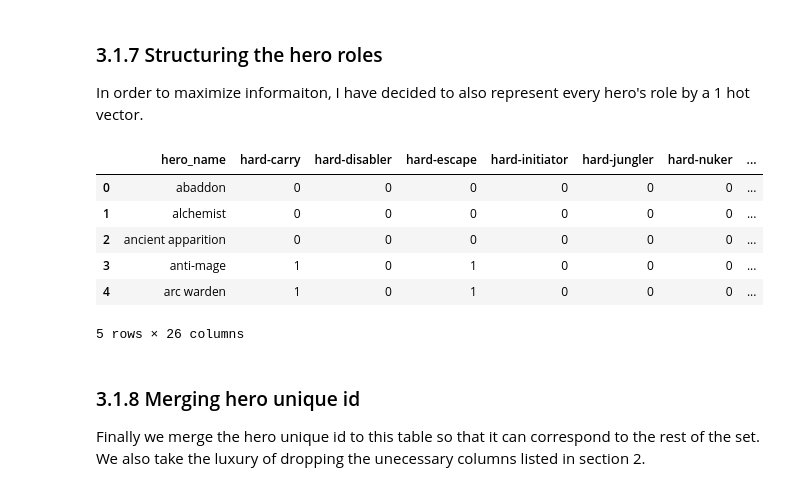
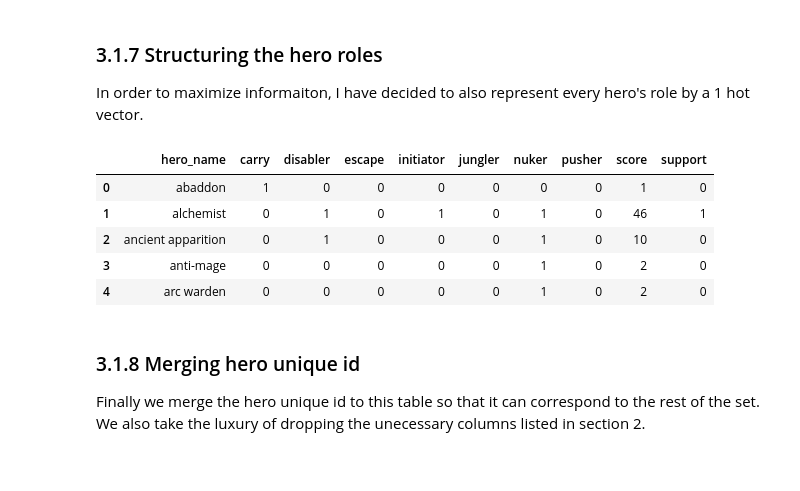
Before and after one commit to Samuel-Campbell/dota2, a Jupyter notebook: src/Dota2_Analysis.ipynb, the cells around one changed output. Saved outputs shown, nothing was run; the diff lists cells and outputs as text; code cells hidden in the pictures.

```diff
--- a/src/Dota2_Analysis.ipynb
+++ b/src/Dota2_Analysis.ipynb
@@ -413,15 +413,8 @@ for i in range(len(cleaned_hero_names)):
 
     if role_strength == 0:
         role_index += 1
-        hard_role = 'hard-' + roles_list[role_index].lower()
-        cleaned_roles_dict[hard_role] = cleaned_hero_names[i]
+    hard_role = roles_list[role_index].lower()
+    cleaned_roles_dict[hard_role] = cleaned_hero_names[i]
 
-    elif role_strength == 1:
-        semi_role = 'semi-' + roles_list[role_index].lower()
-        cleaned_roles_dict[semi_role] = cleaned_hero_names[i]
-
-    elif role_strength == 2:
-        weak_role = 'weak-' + roles_list[role_index].lower()
-        cleaned_roles_dict[weak_role] = cleaned_hero_names[i]
 print(cleaned_roles_dict)
 # %% [output]
@@ -461,50 +454,33 @@ In order to maximize informaiton, I have decided to also represent every hero's
 # %%
 hero_roles_dict = {}
 for key in cleaned_roles_dict:
     for hero in cleaned_roles_dict[key]:
         if hero in hero_roles_dict:
             hero_roles_dict[hero]['score'] += 2**role_bits['role'][key]
         else:
             hero_roles_dict[hero] = {
                 'score': 2**role_bits['role'][key],
-                'hard-carry': 0,
-                'hard-disabler': 0,
-                'hard-escape': 0,
-                'hard-initiator': 0,
-                'hard-jungler': 0,
-                'hard-nuker': 0,
-                'hard-pusher': 0,
-                'hard-support': 0,
-                'semi-carry': 0,
-                'semi-disabler': 0,
-                'semi-escape': 0,
-                'semi-initiator': 0,
-                'semi-jungler': 0,
-                'semi-nuker': 0,
-                'semi-pusher': 0,
-                'semi-support': 0,
-                'weak-carry': 0,
-                'weak-disabler': 0,
-                'weak-escape': 0,
-                'weak-initiator': 0,
-                'weak-jungler': 0,
-                'weak-nuker': 0,
-                'weak-pusher': 0,
-                'weak-support': 0
+                'carry': 0,
+                'disabler': 0,
+                'escape': 0,
+                'initiator': 0,
+                'jungler': 0,
+                'nuker': 0,
+                'pusher': 0,
+                'support': 0
             }
         hero_roles_dict[hero][key] = 1
 hero_scores_df = pd.DataFrame(hero_roles_dict).transpose()
 hero_scores_df = hero_scores_df.reset_index()
 hero_scores_df = hero_scores_df.rename({'index':'hero_name'}, axis='columns')
 hero_scores_df.head()
 # %% [output]
-|  | hero_name | hard-carry | hard-disabler | hard-escape | hard-initiator | hard-jungler | hard-nuker | ... |
-| 0 | abaddon | 0 | 0 | 0 | 0 | 0 | 0 | ... |
-| 1 | alchemist | 0 | 0 | 0 | 0 | 0 | 0 | ... |
-| 2 | ancient apparition | 0 | 0 | 0 | 0 | 0 | 0 | ... |
-| 3 | anti-mage | 1 | 0 | 1 | 0 | 0 | 0 | ... |
-| 4 | arc warden | 1 | 0 | 1 | 0 | 0 | 0 | ... |
+|  | hero_name | carry | disabler | escape | initiator | jungler | nuker | pusher | score | support |
+| 0 | abaddon | 1 | 0 | 0 | 0 | 0 | 0 | 0 | 1 | 0 |
+| 1 | alchemist | 0 | 1 | 0 | 1 | 0 | 1 | 0 | 46 | 1 |
+| 2 | ancient apparition | 0 | 1 | 0 | 0 | 0 | 1 | 0 | 10 | 0 |
+| 3 | anti-mage | 0 | 0 | 0 | 0 | 0 | 1 | 0 | 2 | 0 |
+| 4 | arc warden | 0 | 0 | 0 | 0 | 0 | 1 | 0 | 2 | 0 |
-5 rows × 26 columns
 # %% [markdown]
 ### 3.1.8 Merging hero unique id
 Finally we merge the hero unique id to this table so that it can correspond to the rest of the set. We also take the luxury of dropping the unecessary columns listed in section 2.
```
Also changed, not shown: parts of 75 cells of this notebook, 2 other files.
